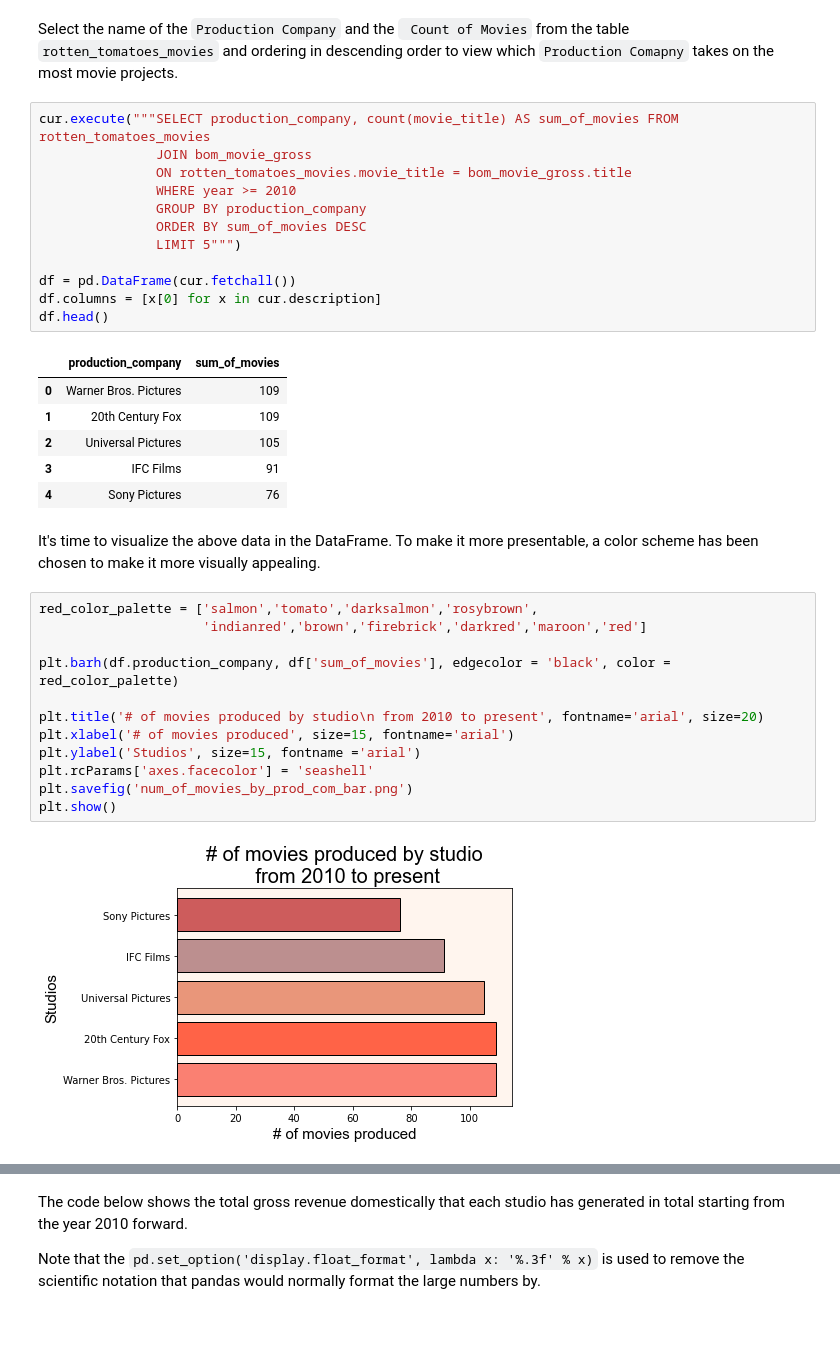
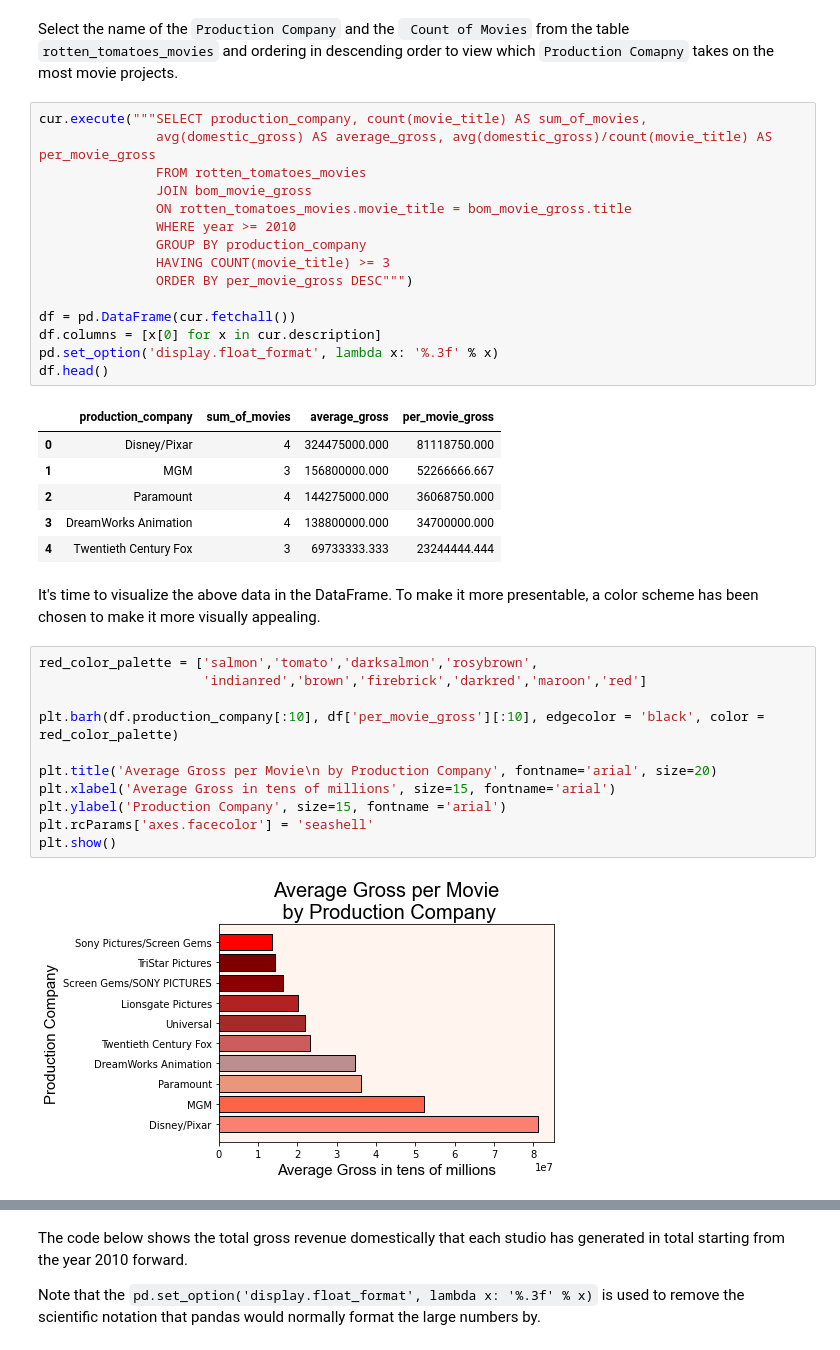
Before and after one commit to edgarbarr1/Microsoft-Insights, a Jupyter notebook: Microsoft Insights.ipynb, the cells around one changed output, grey strips where cells are left out. Cells and saved outputs as stored; diff of their text form.

```diff
--- a/Microsoft Insights.ipynb
+++ b/Microsoft Insights.ipynb
@@ -68,38 +91,40 @@ df
 # %% [markdown]
 Select the name of the `Production Company` and the ` Count of Movies` from the table `rotten_tomatoes_movies` and ordering in descending order to view which `Production Comapny` takes on the most movie projects.
 # %%
-cur.execute("""SELECT production_company, count(movie_title) AS sum_of_movies FROM rotten_tomatoes_movies
+cur.execute("""SELECT production_company, count(movie_title) AS sum_of_movies,
+               avg(domestic_gross) AS average_gross, avg(domestic_gross)/count(movie_title) AS per_movie_gross
+               FROM rotten_tomatoes_movies
                JOIN bom_movie_gross
                ON rotten_tomatoes_movies.movie_title = bom_movie_gross.title
                WHERE year >= 2010
                GROUP BY production_company
-               ORDER BY sum_of_movies DESC
-               LIMIT 5""")
+               HAVING COUNT(movie_title) >= 3
+               ORDER BY per_movie_gross DESC""")
 
 df = pd.DataFrame(cur.fetchall())
 df.columns = [x[0] for x in cur.description]
+pd.set_option('display.float_format', lambda x: '%.3f' % x)
 df.head()
 # %% [output]
-|  | production_company | sum_of_movies |
-| 0 | Warner Bros. Pictures | 109 |
-| 1 | 20th Century Fox | 109 |
-| 2 | Universal Pictures | 105 |
-| 3 | IFC Films | 91 |
-| 4 | Sony Pictures | 76 |
+|  | production_company | sum_of_movies | average_gross | per_movie_gross |
+| 0 | Disney/Pixar | 4 | 324475000.000 | 81118750.000 |
+| 1 | MGM | 3 | 156800000.000 | 52266666.667 |
+| 2 | Paramount | 4 | 144275000.000 | 36068750.000 |
+| 3 | DreamWorks Animation | 4 | 138800000.000 | 34700000.000 |
+| 4 | Twentieth Century Fox | 3 | 69733333.333 | 23244444.444 |
 # %% [markdown]
 It's time to visualize the above data in the DataFrame. To make it more presentable, a color scheme has been chosen to make it more visually appealing.
 # %%
 red_color_palette = ['salmon','tomato','darksalmon','rosybrown',
                      'indianred','brown','firebrick','darkred','maroon','red']
 
-plt.barh(df.production_company, df['sum_of_movies'], edgecolor = 'black', color = red_color_palette)
+plt.barh(df.production_company[:10], df['per_movie_gross'][:10], edgecolor = 'black', color = red_color_palette)
 
-plt.title('# of movies produced by studio\n from 2010 to present', fontname='arial', size=20)
-plt.xlabel('# of movies produced', size=15, fontname='arial')
-plt.ylabel('Studios', size=15, fontname ='arial')
+plt.title('Average Gross per Movie\n by Production Company', fontname='arial', size=20)
+plt.xlabel('Average Gross in tens of millions', size=15, fontname='arial')
+plt.ylabel('Production Company', size=15, fontname ='arial')
 plt.rcParams['axes.facecolor'] = 'seashell'
-plt.savefig('num_of_movies_by_prod_com_bar.png')
 plt.show()
 # %% [output]
-[figure, old version]
+[figure, new version]
 # %% [markdown]
```
Also changed, not shown: parts of 10 cells of this notebook, 13 other files.
